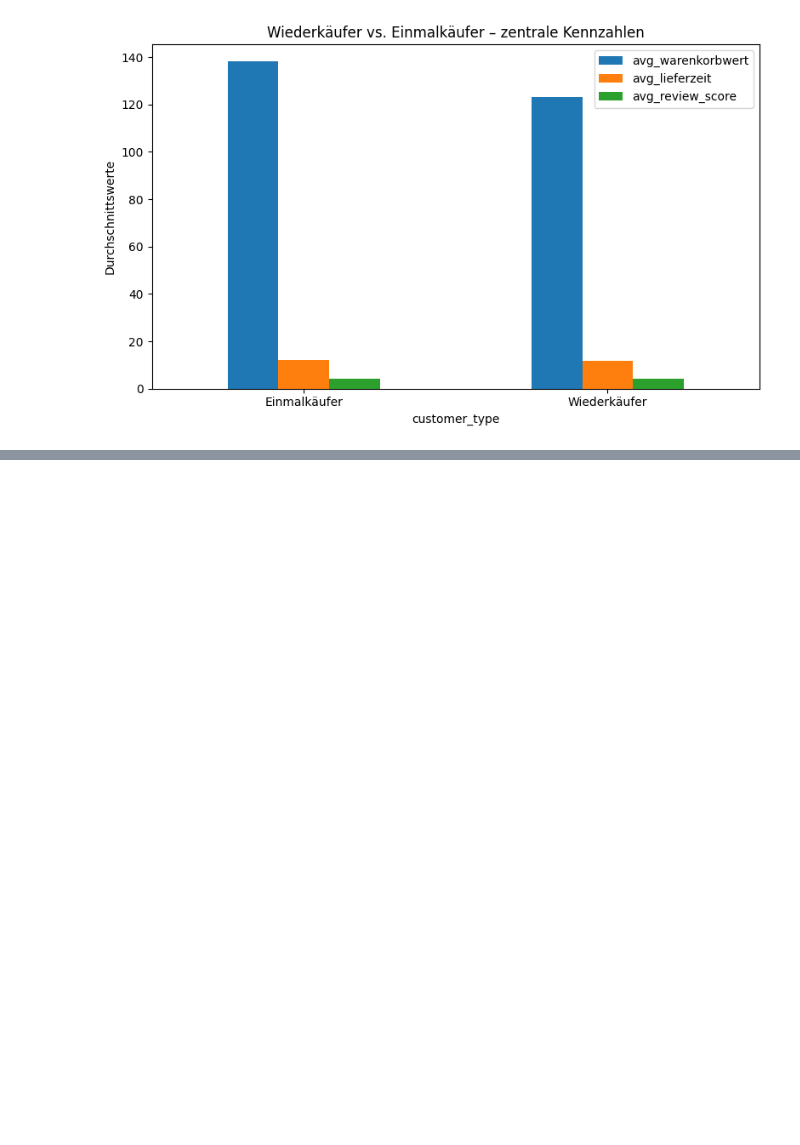
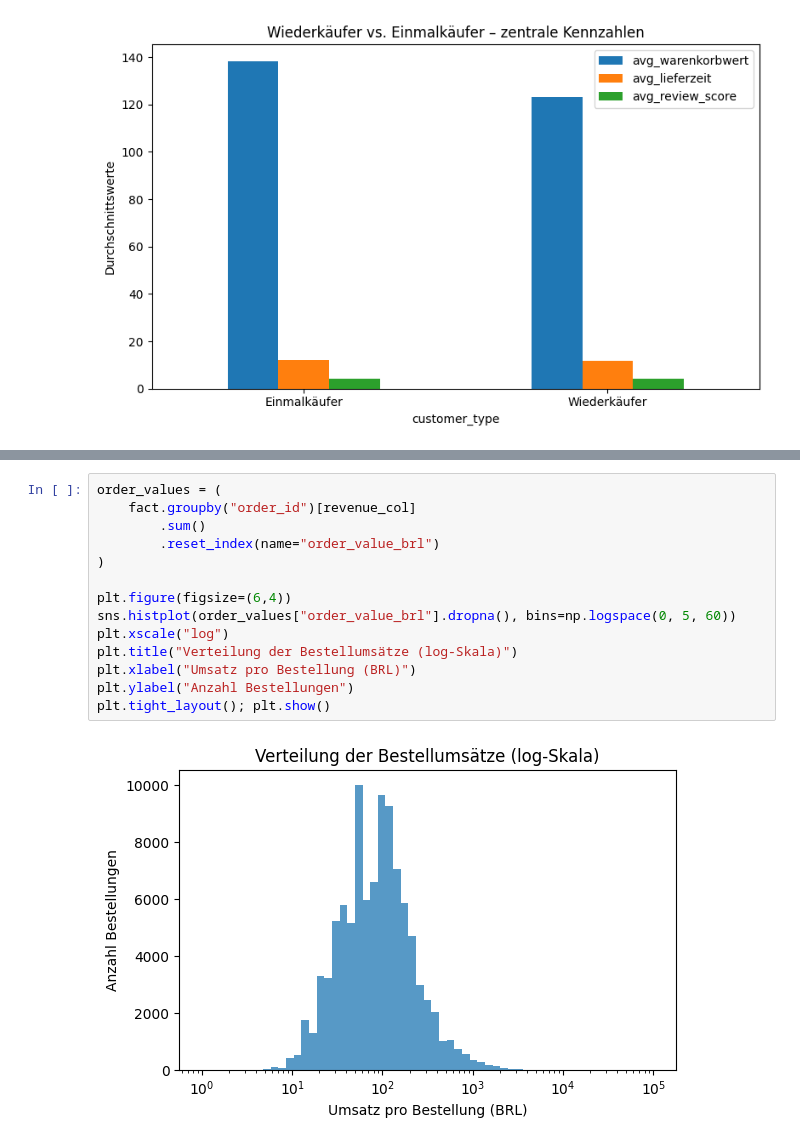
Before and after one commit to sebazing15/dpp, a Jupyter notebook: notebooks/08_eda_customers.ipynb, the cells around one changed output, grey strips where cells are left out. Saved outputs shown, nothing was run; the diff lists cells and outputs as text; blank space fills up the shorter version.

Commit message:
order value

```diff
--- a/notebooks/08_eda_customers.ipynb
+++ b/notebooks/08_eda_customers.ipynb
@@ -202,0 +238,16 @@ plt.show()
+# %%
+order_values = (
+    fact.groupby("order_id")[revenue_col]
+        .sum()
+        .reset_index(name="order_value_brl")
+)
+
+plt.figure(figsize=(6,4))
+sns.histplot(order_values["order_value_brl"].dropna(), bins=np.logspace(0, 5, 60))
+plt.xscale("log")
+plt.title("Verteilung der Bestellumsätze (log-Skala)")
+plt.xlabel("Umsatz pro Bestellung (BRL)")
+plt.ylabel("Anzahl Bestellungen")
+plt.tight_layout(); plt.show()
+# %% [output]
+[figure, added]
```
Also changed, not shown: parts of 1 cell of this notebook.
